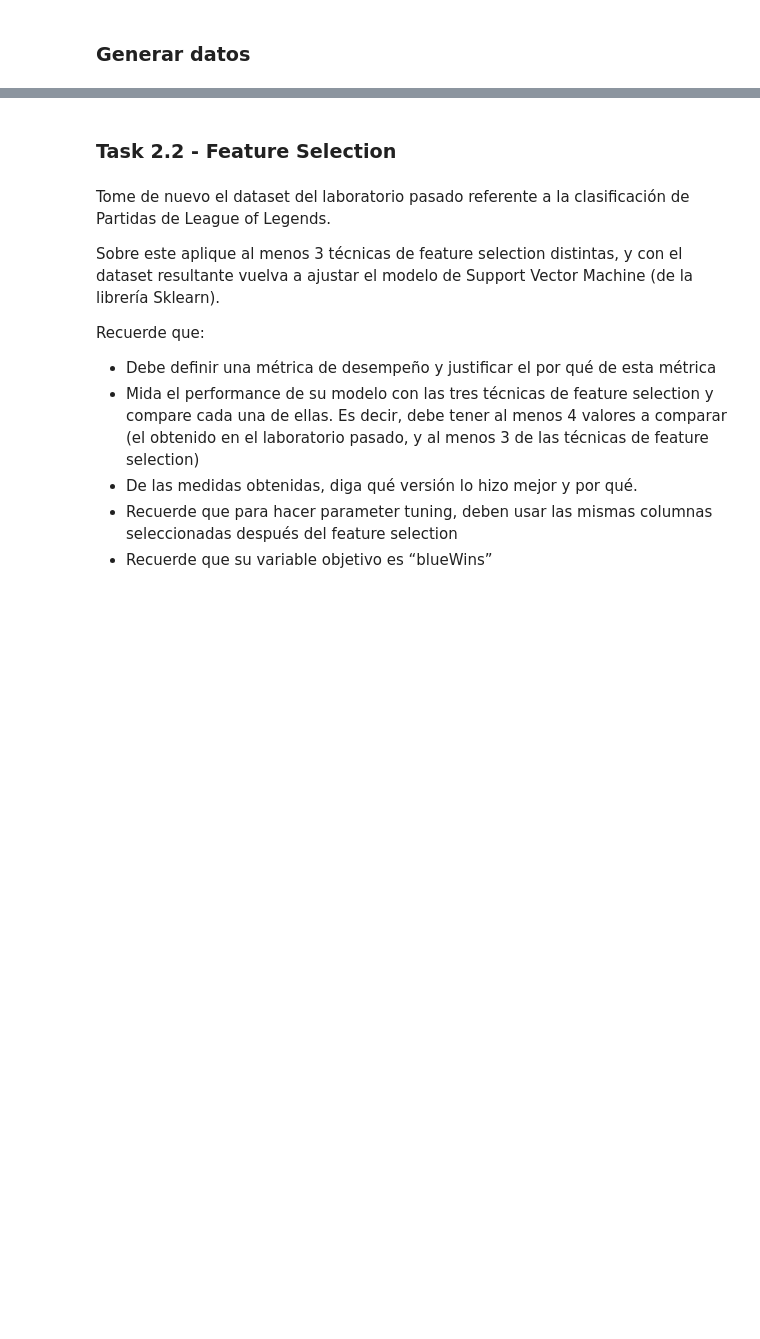
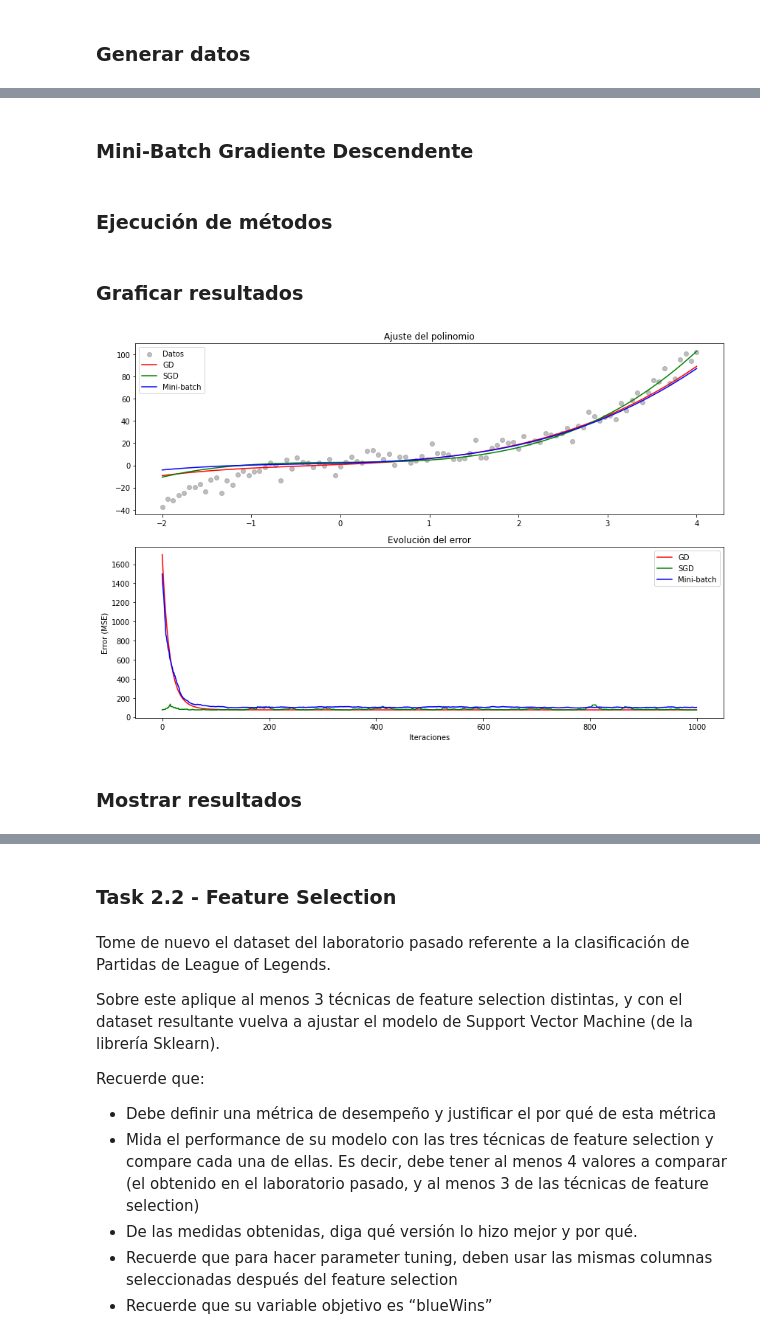
Before and after one commit to FabianKel/LAB3-IA, a Jupyter notebook: LAB3-IA.ipynb, the cells around one changed output, grey strips where cells are left out. Drawn from its saved outputs; the diff is of its cells as text; code cells hidden in the pictures; blank space fills up the shorter version.

```diff
--- a/LAB3-IA.ipynb
+++ b/LAB3-IA.ipynb
@@ -68,0 +101,56 @@ x_train, x_test, y_train, y_test = train_test_split(x_data, y_data, test_size=0.
+# %% [markdown]
+### **Mini-Batch Gradiente Descendente**
+# %%
+# Mini-Batch GD
+def mini_batch_gd(x, y, batch_size=20, learning_rate=0.00005, iterations=1000):
+    coefficients = np.random.randn(4)
+    errors = []
+    start_time = time.time()
+
+    for _ in range(iterations):
+        indices = np.random.choice(len(x), batch_size, replace=False)
+        x_batch, y_batch = x[indices], y[indices]
+        y_pred = np.polyval(coefficients, x_batch)
+        grad = np.mean([(y_pred[i] - y_batch[i]) * np.polyval(derivative, x_batch[i]) for i in range(len(x_batch))], axis=0)
+        coefficients -= learning_rate * grad
+        errors.append(get_loss(y, np.polyval(coefficients, x)))
+
+    return coefficients, errors, time.time() - start_time
+# %% [markdown]
+### **Ejecución de métodos**
+# %%
+coefficients_gd, errors_gd, time_gd = gd(x, y)
+coefficients_sgd, errors_sgd, time_sgd = sgd(x, y)
+coefficients_mb, errors_mb, time_mb = mini_batch_gd(x, y)
+# %% [markdown]
+### **Graficar resultados**
+# %%
+# Graficar resultados
+plt.figure(figsize=(12, 8))
+
+# Gráfica de ajuste
+plt.subplot(2, 1, 1)
+plt.scatter(x, y, color='gray', alpha=0.5, label='Datos')
+x_plot = np.linspace(min(x), max(x), 200)
+plt.plot(x_plot, np.polyval(coefficients_gd, x_plot), 'r-', label='GD')
+plt.plot(x_plot, np.polyval(coefficients_sgd, x_plot), 'g-', label='SGD')
+plt.plot(x_plot, np.polyval(coefficients_mb, x_plot), 'b-', label='Mini-batch')
+plt.legend()
+plt.title('Ajuste del polinomio')
+
+# Gráfica de errores
+plt.subplot(2, 1, 2)
+plt.plot(errors_gd, 'r-', label='GD')
+plt.plot(errors_sgd, 'g-', label='SGD')
+plt.plot(errors_mb, 'b-', label='Mini-batch')
+plt.xlabel('Iteraciones')
+plt.ylabel('Error (MSE)')
+plt.legend()
+plt.title('Evolución del error')
+
+plt.tight_layout()
+plt.show()
+# %% [output]
+[figure, added]
+# %% [markdown]
+### **Mostrar resultados**
```
Also changed, not shown: parts of 22 cells of this notebook.
